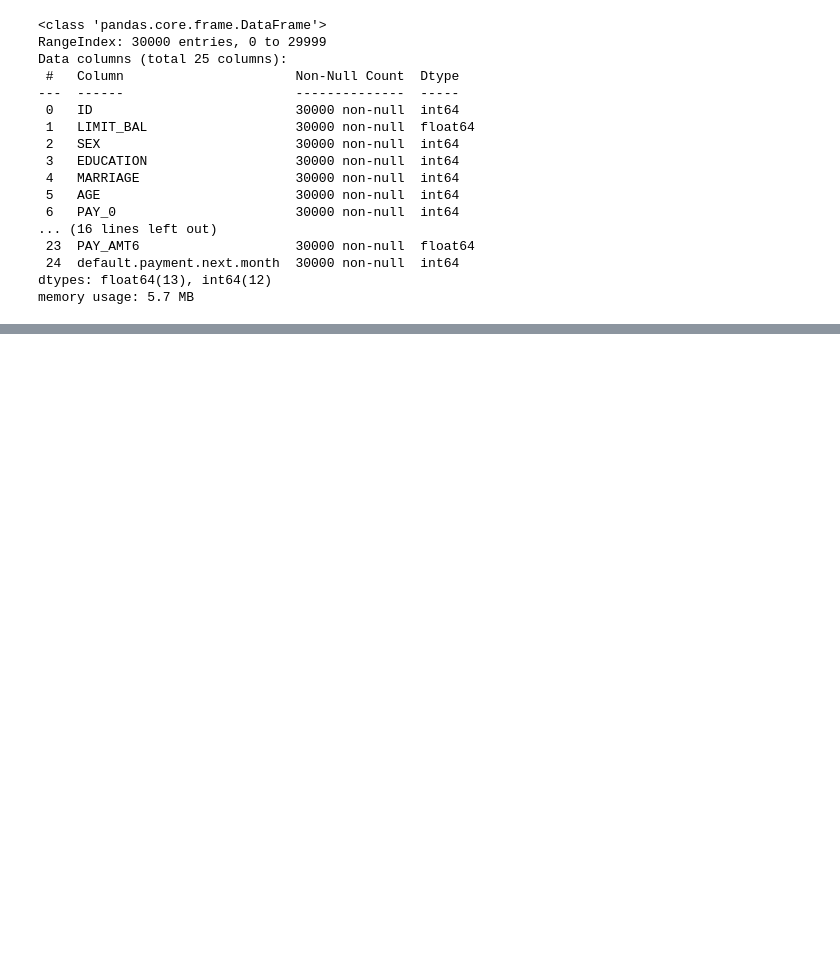
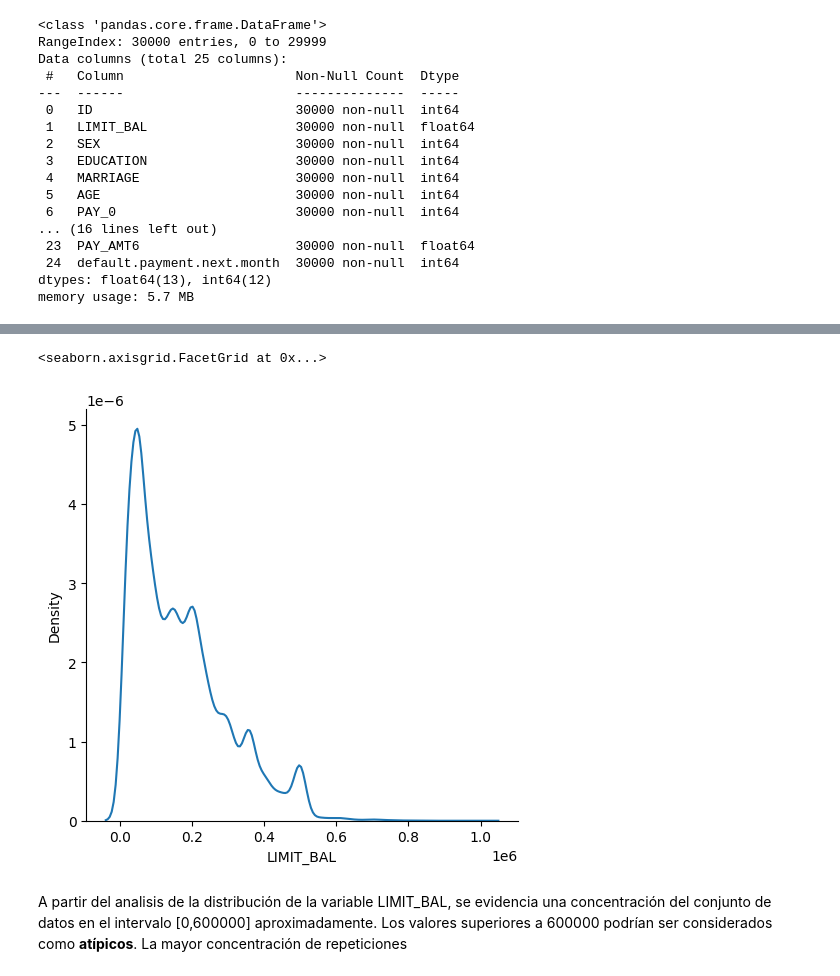
Before and after one commit to ovelasqu/Tarea_Alkemy, a Jupyter notebook: Notebook.ipynb, the cells around one changed output, grey strips where cells are left out. Saved outputs shown, nothing was run; the diff lists cells and outputs as text; code cells hidden in the pictures; blank space fills up the shorter version.

```diff
--- a/Notebook.ipynb
+++ b/Notebook.ipynb
@@ -52,0 +78,9 @@ memory usage: 5.7 MB
+# %%
+sns.displot(data=df, x='LIMIT_BAL', kind="kde")
+# %% [output]
+<seaborn.axisgrid.FacetGrid at 0x...>
+[figure, added]
+# %% [markdown]
+A partir del analisis de la distribución de la variable LIMIT_BAL, se evidencia una concentración del conjunto de datos en el intervalo [0,600000] aproximadamente.
+Los valores superiores a 600000 podrían ser considerados como **atípicos**.
+La mayor concentración de repeticiones
```
Also changed, not shown: parts of 11 cells of this notebook, 1 other file.
